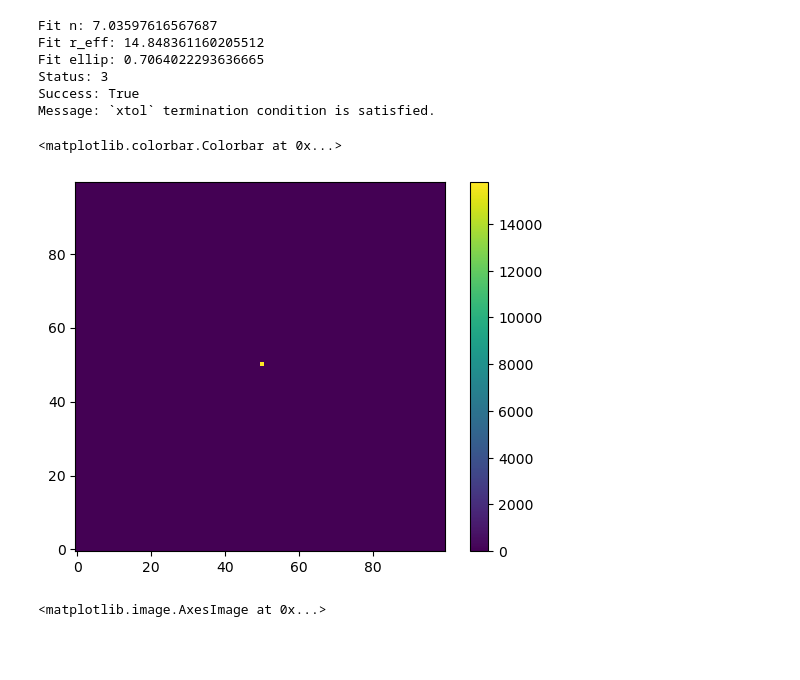
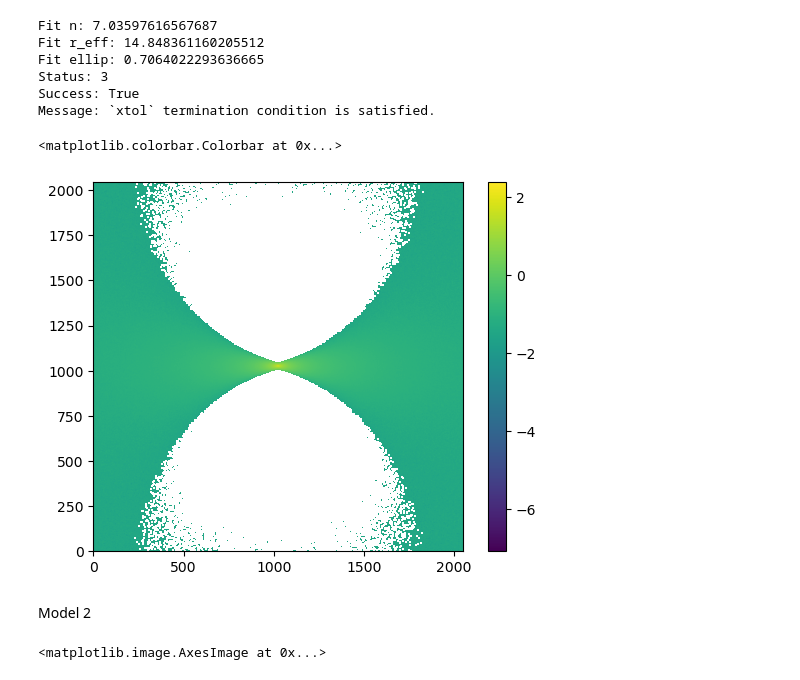
Before and after one commit to Kabelo-T/cluster_morph, a Jupyter notebook: toys+tests.ipynb, the cells around one changed output. Cells and saved outputs as stored; diff of their text form; code cells hidden in the pictures; blank space fills up the shorter version.

```diff
--- a/toys+tests.ipynb
+++ b/toys+tests.ipynb
@@ -13,10 +13,12 @@ import utils.plots as plots
 # %% [markdown]
 # Galaxy Toy model test
 # %%
-x, y = np.meshgrid(np.arange(2048), np.arange(2048))
-
-mod = models.Sersic2D(amplitude=1, r_eff=300, n=5, x_0=1024, y_0=1024,
-               ellip=0.5, theta=0)
+x, y = np.meshgrid(np.arange(512), np.arange(512))
+r_eff = 50
+n = 3
+ellip = 0.5
+mod = models.Sersic2D(amplitude=1, r_eff=r_eff, n=n, x_0=256, y_0=256,
+               ellip=ellip, theta=0)
 img = mod(x, y)
 img += 0.1*np.random.random(size=img.shape)
 log_img = np.log10(img)
@@ -151,15 +191,17 @@ Status: 3
 Success: True
 Message: `xtol` termination condition is satisfied.
 # %%
-x, y = np.meshgrid(np.arange(100), np.arange(100))
+x, y = np.meshgrid(np.arange(2048), np.arange(2048))
 fit_mod = models.Sersic2D(best_fit.parameters)
 fit_img = fit_model(x, y)
 res = img - fit_img
-plt.imshow(res, origin='lower')
+plt.imshow(np.log10(res), origin='lower')
 plt.colorbar()
 # %% [output]
 <matplotlib.colorbar.Colorbar at 0x...>
-[figure, old version]
+[figure, new version]
+# %% [markdown]
+Model 2
 # %%
 ny, nx = 240, 240
 x, y = np.meshgrid(np.arange(240), np.arange(240))
```
Also changed, not shown: parts of 19 cells of this notebook.
